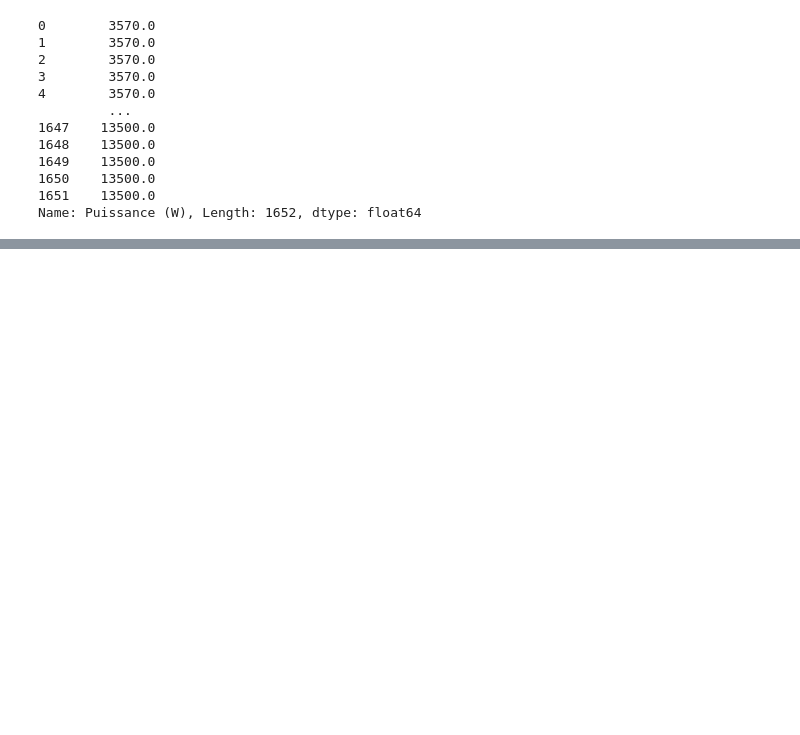
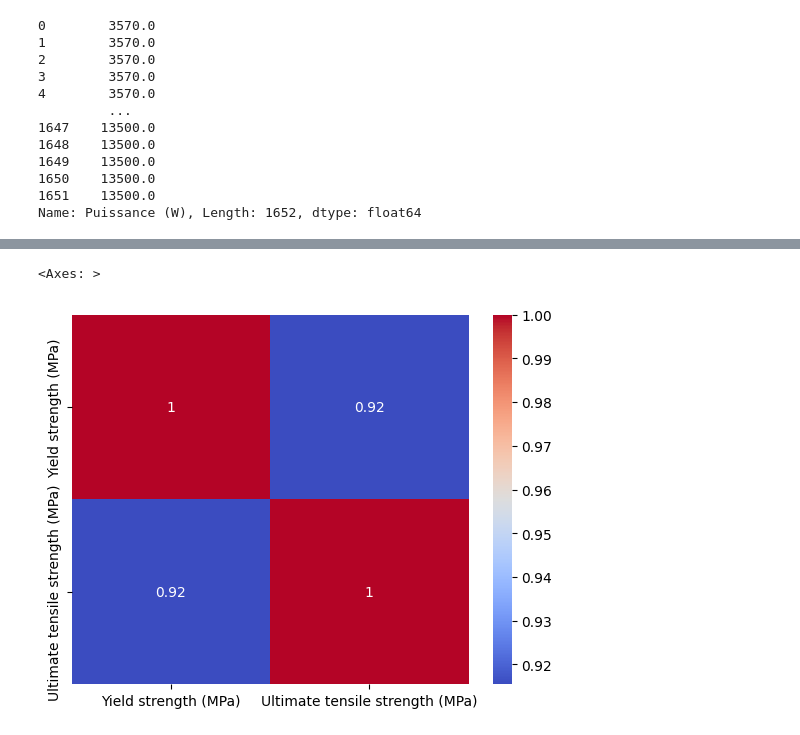
Before and after one commit to elbarhichi/Welding-Quality-Prediction, a Jupyter notebook: ML_PROJECT.ipynb, the cells around one changed output, grey strips where cells are left out. Drawn from its saved outputs; the diff is of its cells as text; code cells hidden in the pictures; blank space fills up the shorter version.

```diff
--- a/ML_PROJECT.ipynb
+++ b/ML_PROJECT.ipynb
@@ -598,3 +597,5 @@ df['Puissance (W)']
 Name: Puissance (W), Length: 1652, dtype: float64
 # %%
 df.drop(['Current (A)', 'Voltage (V)', 'Weld ID'], axis=1, inplace=True)
+# %%
+bool_columns = df.select_dtypes(include='bool').columns
@@ -600,0 +609,4 @@ df.drop(['Current (A)', 'Voltage (V)', 'Weld ID'], axis=1, inplace=True)
+# %%
+# Convert all boolean columns to integers (0 for False, 1 for True)
+df[bool_columns] = df[bool_columns].astype(int)
+df
@@ -600,0 +647,16 @@ df.drop(['Current (A)', 'Voltage (V)', 'Weld ID'], axis=1, inplace=True)
+# %%
+
+# Select the relevant columns
+df13 = df[['Yield strength (MPa)', 'Ultimate tensile strength (MPa)']]
+
+# Compute the correlation matrix
+corr2 = df13.corr()
+
+# Plot the heatmap
+sns.heatmap(corr2,
+            xticklabels=corr2.columns.values,
+            yticklabels=corr2.columns.values,
+            annot=True, cmap='coolwarm')
+# %% [output]
+<Axes: >
+[figure, added]
```
Also changed, not shown: parts of 4 cells of this notebook.
